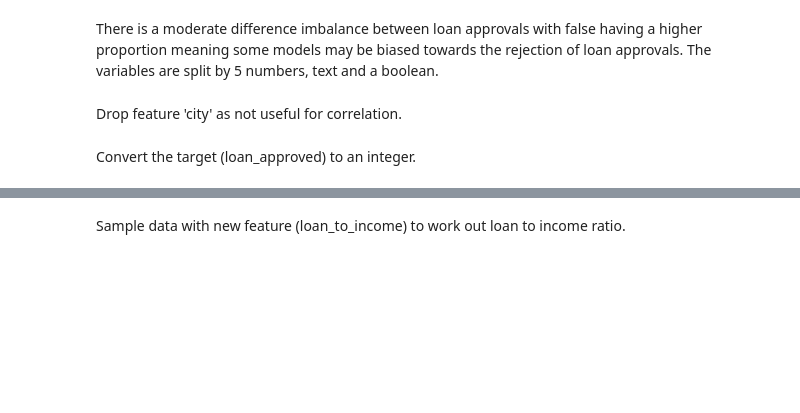
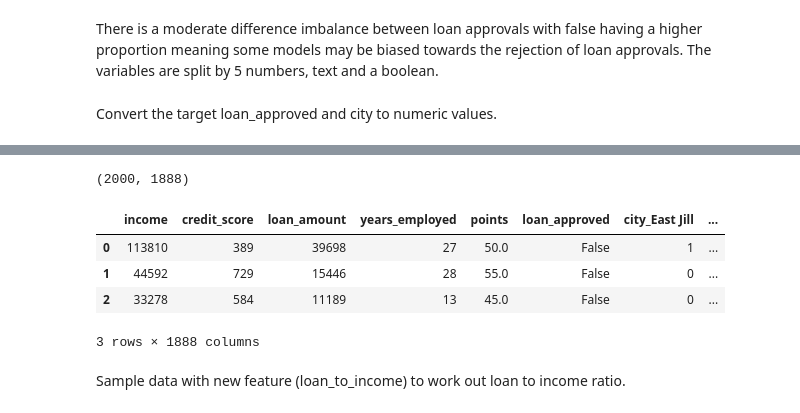
Before and after one commit to DavidRC-Projects/Approval_Predict, a Jupyter notebook: jupyter_notebooks/02 - DataVisualization.ipynb, the cells around one changed output, grey strips where cells are left out. Saved outputs shown, nothing was run; the diff lists cells and outputs as text; code cells hidden in the pictures; blank space fills up the shorter version.

```diff
--- a/jupyter_notebooks/02 - DataVisualization.ipynb
+++ b/jupyter_notebooks/02 - DataVisualization.ipynb
@@ -77,5 +77,3 @@ True     43.95
 Name: proportion, dtype: float64
 # %% [markdown]
 There is a moderate difference imbalance between loan approvals with false having a higher proportion meaning some models may be biased towards the rejection of loan approvals. The variables are split by 5 numbers, text and a boolean.
-# %% [markdown]
-Drop feature 'city' as not useful for correlation.
@@ -84,4 +80,8 @@ df = df.drop(['city'], axis=1)
 # %% [markdown]
-Convert the target (loan_approved) to an integer.
+Convert the target loan_approved and city to numeric values.
 # %%
-df['loan_approved'] = df['loan_approved'].astype(int)
+encoder = OneHotEncoder(variables=df.columns[df.dtypes=='object'].to_list(), drop_last=False)
+df_ohe = encoder.fit_transform(df)
+print(df_ohe.shape)
+df_ohe.head(3)
+# %% [output]
@@ -88,3 +89,9 @@ df['loan_approved'] = df['loan_approved'].astype(int)
+(2000, 1888)
+|  | income | credit_score | loan_amount | years_employed | points | loan_approved | city_East Jill | ... |
+| 0 | 113810 | 389 | 39698 | 27 | 50.0 | False | 1 | ... |
+| 1 | 44592 | 729 | 15446 | 28 | 55.0 | False | 0 | ... |
+| 2 | 33278 | 584 | 11189 | 13 | 45.0 | False | 0 | ... |
+3 rows × 1888 columns
 # %% [markdown]
 Sample data with new feature (loan_to_income) to work out loan to income ratio.
 # %%
```
Also changed, not shown: parts of 26 cells of this notebook.
